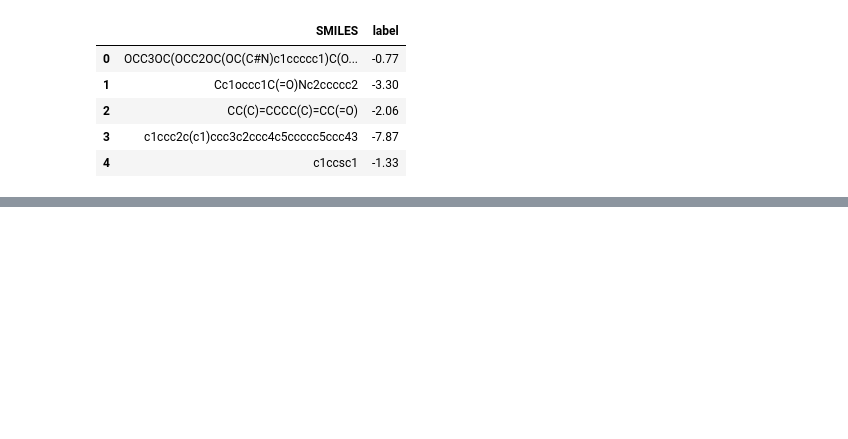
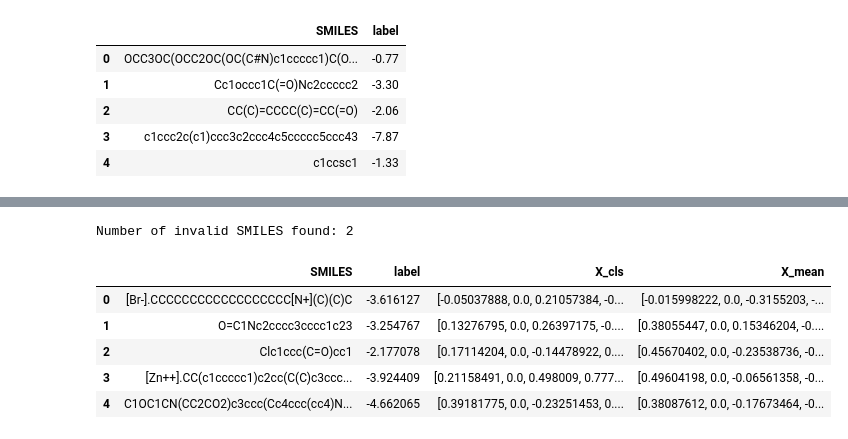
Before and after one commit to aadit-mahajan/ESOL-prediction, a Jupyter notebook: dataset.ipynb, the cells around one changed output, grey strips where cells are left out. Drawn from its saved outputs; the diff is of its cells as text; code cells hidden in the pictures; blank space fills up the shorter version.

```diff
--- a/dataset.ipynb
+++ b/dataset.ipynb
@@ -57,0 +58,33 @@ You should probably TRAIN this model on a down-stream task to be able to use it
+# %%
+# loading the aqsolDB dataset
+from rdkit import Chem
+aqsoldb = pd.read_csv("curated-solubility-dataset.csv")
+
+dataset = aqsoldb[['SMILES', 'Solubility']]
+dataset = dataset.rename(columns={"Solubility": "label"})
+
+def check_smiles(smiles):
+    try:
+        mol = Chem.MolFromSmiles(smiles)
+        if mol is None:
+            return False
+        else:
+            return True
+    except:
+        return False
+
+# check the smiles data for validity
+dataset['valid'] = dataset['SMILES'].apply(check_smiles)
+dataset = dataset[dataset['valid'] == True]
+print(f"Number of invalid SMILES found: {len(aqsoldb) - len(dataset)}")
+dataset = dataset.drop(columns=['valid'])
+
+# Featurize the dataset
+X_cls, X_mean = featurize_ChemBERTa(dataset['SMILES'].tolist(), padding=True)
+dataset['X_cls'] = list(X_cls)
+dataset['X_mean'] = list(X_mean)
+display(dataset.head())
+
+# save the dataset as parquet
+dataset.to_parquet("aqsoldb.parquet", index=False)
+# %% [output]
@@ -57,0 +108,7 @@ You should probably TRAIN this model on a down-stream task to be able to use it
+Number of invalid SMILES found: 2
+|  | SMILES | label | X_cls | X_mean |
+| 0 | [Br-].CCCCCCCCCCCCCCCCCC[N+](C)(C)C | -3.616127 | [-0.05037888, 0.0, 0.21057384, -0... | [-0.015998222, 0.0, -0.3155203, -... |
+| 1 | O=C1Nc2cccc3cccc1c23 | -3.254767 | [0.13276795, 0.0, 0.26397175, -0.... | [0.38055447, 0.0, 0.15346204, -0.... |
+| 2 | Clc1ccc(C=O)cc1 | -2.177078 | [0.17114204, 0.0, -0.14478922, 0.... | [0.45670402, 0.0, -0.23538736, -0... |
+| 3 | [Zn++].CC(c1ccccc1)c2cc(C(C)c3ccc... | -3.924409 | [0.21158491, 0.0, 0.498009, 0.777... | [0.49604198, 0.0, -0.06561358, -0... |
+| 4 | C1OC1CN(CC2CO2)c3ccc(Cc4ccc(cc4)N... | -4.662065 | [0.39181775, 0.0, -0.23251453, 0.... | [0.38087612, 0.0, -0.17673464, -0... |
```
Also changed, not shown: parts of 2 cells of this notebook, 21 other files.
